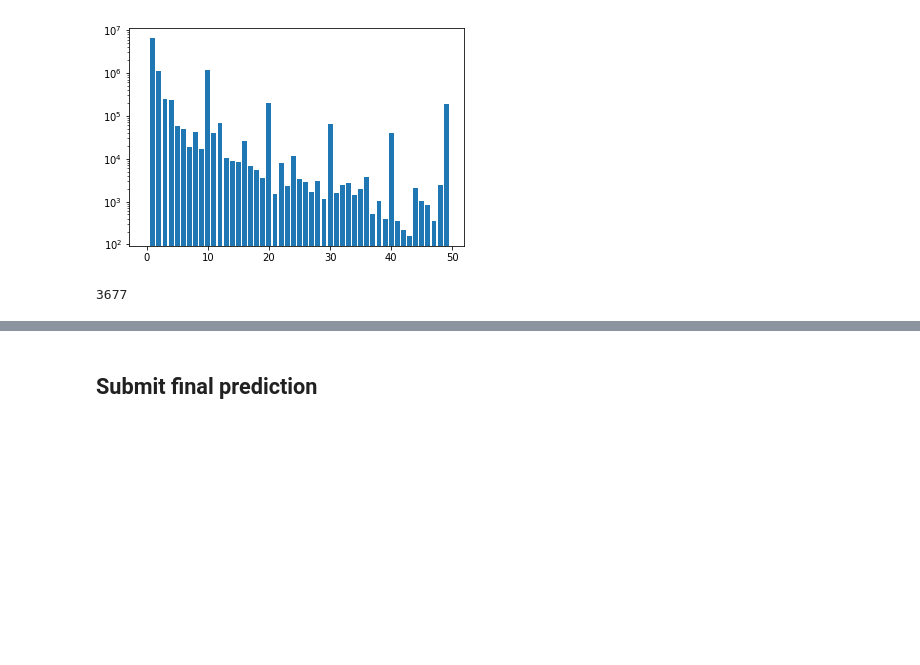
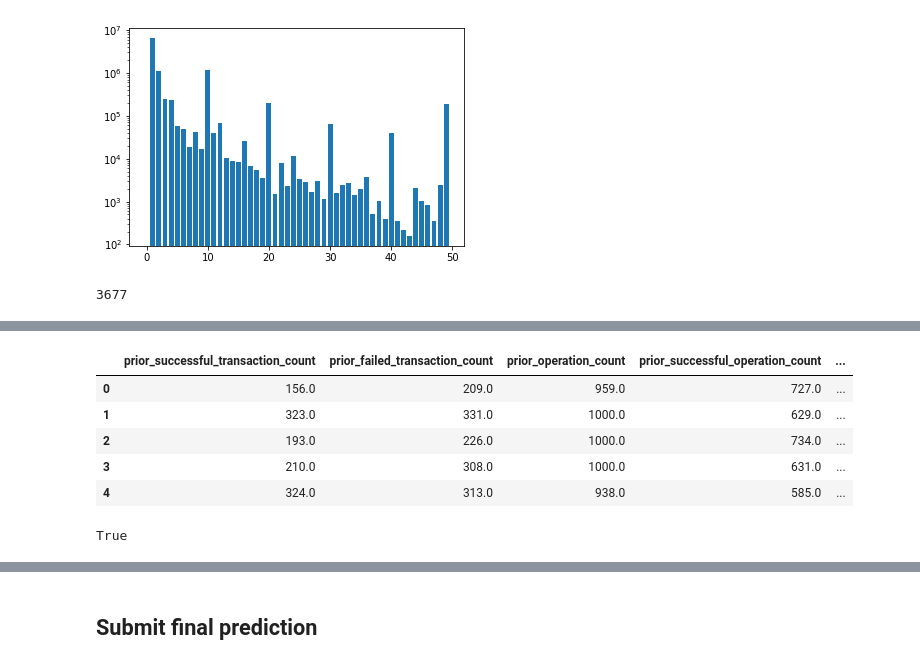
Before and after one commit to SuperbTUM/Stellar-Blockchain-Prediction-Kaggle, a Jupyter notebook: competition.ipynb, the cells around one changed output, grey strips where cells are left out. Saved outputs shown, nothing was run; the diff lists cells and outputs as text; code cells hidden in the pictures; blank space fills up the shorter version.

```diff
--- a/competition.ipynb
+++ b/competition.ipynb
@@ -279,0 +157,9 @@ predict = np.where(predict < 100, 100, predict)
+# %%
+downsampled_train_data_features.head()
+# %% [output]
+|  | prior_successful_transaction_count | prior_failed_transaction_count | prior_operation_count | prior_successful_operation_count | ... |
+| 0 | 156.0 | 209.0 | 959.0 | 727.0 | ... |
+| 1 | 323.0 | 331.0 | 1000.0 | 629.0 | ... |
+| 2 | 193.0 | 226.0 | 1000.0 | 734.0 | ... |
+| 3 | 210.0 | 308.0 | 1000.0 | 631.0 | ... |
+| 4 | 324.0 | 313.0 | 938.0 | 585.0 | ... |
@@ -279,0 +173,4 @@ predict = np.where(predict < 100, 100, predict)
+# %%
+len(downsampled_train_data_label) == len(weights_per_sampling)
+# %% [output]
+True
```
Also changed, not shown: parts of 35 cells of this notebook.
